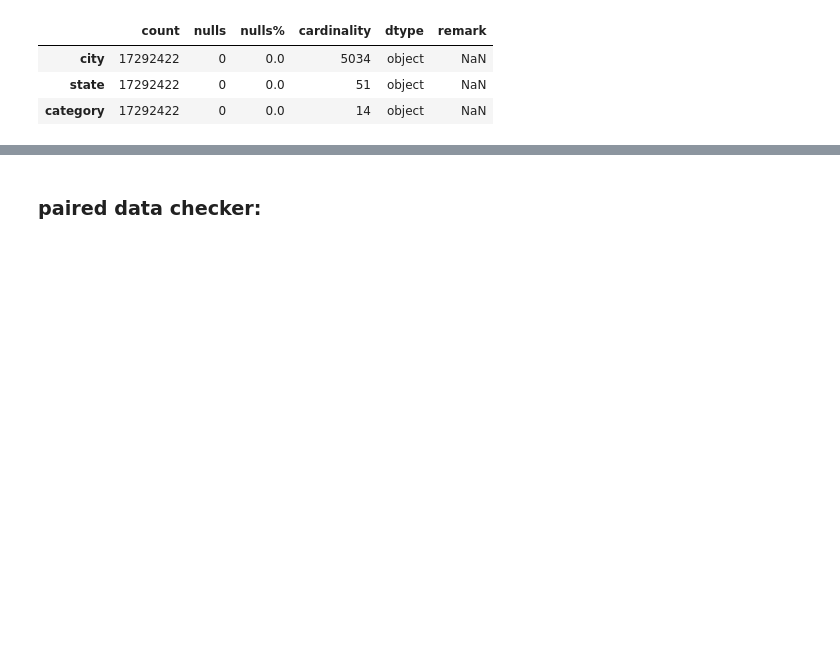
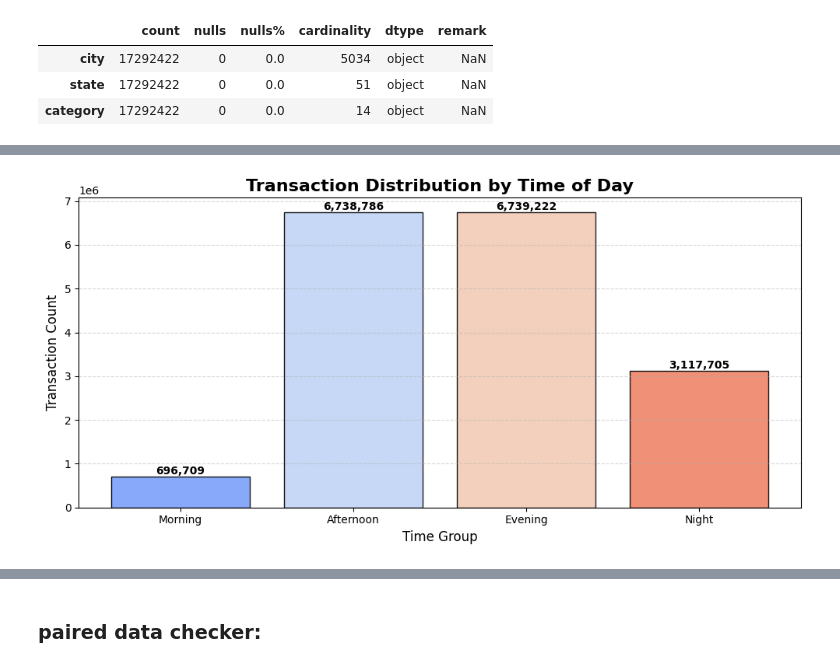
Before and after one commit to Shogant/Credit_Card_Fraud_Detection_Model, a Jupyter notebook: Data_Preparation.ipynb, the cells around one changed output, grey strips where cells are left out. Cells and saved outputs as stored; diff of their text form; code cells hidden in the pictures; blank space fills up the shorter version.

```diff
--- a/Data_Preparation.ipynb
+++ b/Data_Preparation.ipynb
@@ -1032,0 +1110,2 @@ print("Columns with all unique values (to consider dropping):", list(columns_to_
+# %%
+df_2020 = pd.read_pickle("df_2020_cat_clean.pkl")
@@ -1032,0 +1132,44 @@ print("Columns with all unique values (to consider dropping):", list(columns_to_
+# %%
+df_2020['trans_time'] = df_2020['trans_time'].dt.hour
+# %%
+def day_time_group(hour: int) -> str:
+    """Return the time group based on the hour of the day.
+
+    Args:
+        hour (int): Hour of the day, from 0 to 23.
+
+    Returns:
+        str: 'Night' for hours 22-3, 'Morning' for hours 4-12, 'Afternoon' for hours 12-21.
+    """
+    if hour >= 22 or hour < 4:
+        return 'Night'
+    elif hour >= 4 and hour < 12:
+        return 'Morning'
+    elif hour >= 12 and hour < 17:
+        return 'Afternoon'
+    elif hour >= 17 and hour < 22:
+        return 'Evening'
+# %%
+df_2020['trans_time_group'] = df_2020['trans_time'].apply(day_time_group)
+# %%
+trans_counts = df_2020['trans_time_group'].value_counts().reindex(['Morning', 'Afternoon', 'Evening', 'Night'])
+
+# Create a soft gradient palette
+colors = plt.cm.coolwarm(np.linspace(0.2, 0.8, len(trans_counts)))
+
+plt.figure(figsize=(10, 5))
+bars = plt.bar(trans_counts.index, trans_counts.values, color=colors, edgecolor='black', alpha=0.9)
+
+# Add text labels on bars
+for bar in bars:
+    yval = bar.get_height()
+    plt.text(bar.get_x() + bar.get_width()/2, yval + 10000, f"{yval:,}", ha='center', va='bottom', fontsize=10, weight='bold')
+
+plt.title("Transaction Distribution by Time of Day", fontsize=16, weight="bold")
+plt.xlabel("Time Group", fontsize=12)
+plt.ylabel("Transaction Count", fontsize=12)
+plt.grid(axis='y', linestyle='--', alpha=0.5)
+plt.tight_layout()
+plt.show()
+# %% [output]
+[figure, added]
```
Also changed, not shown: parts of 104 cells of this notebook, 3 other files.
